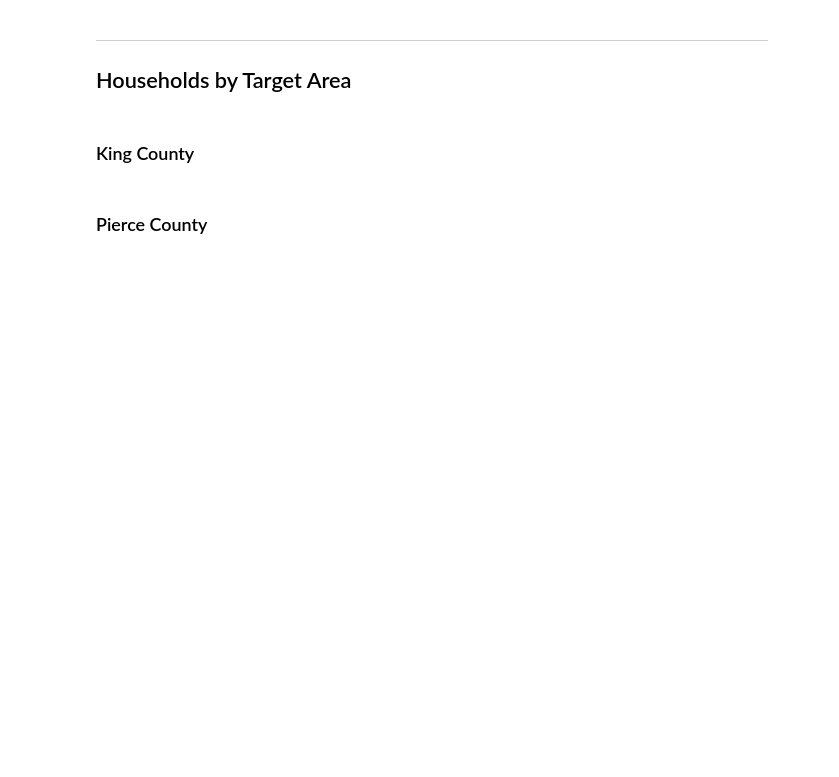
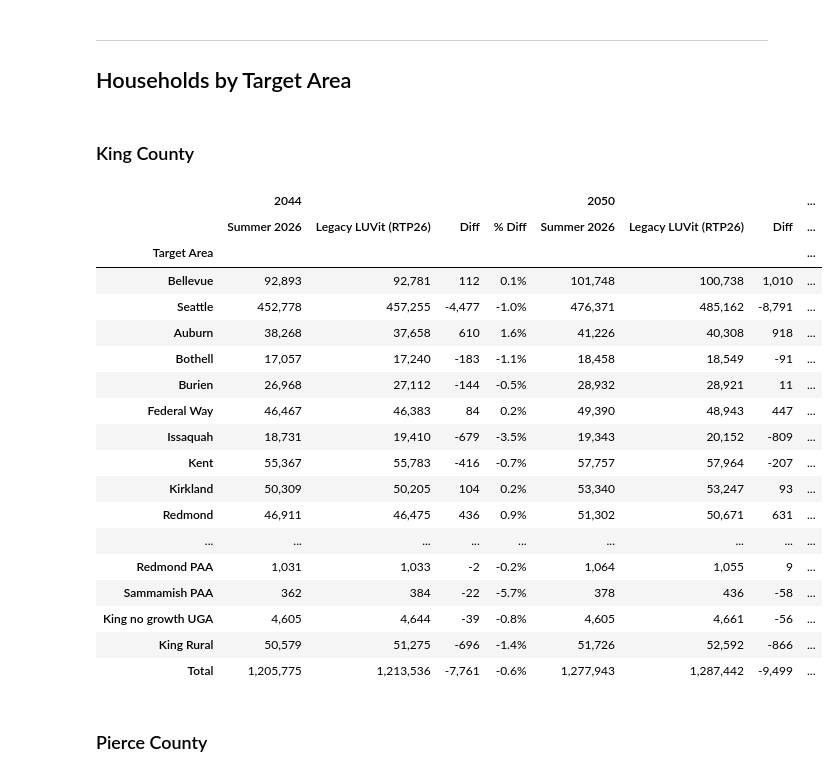
Before and after one commit to psrc/control_totals, a Jupyter notebook: examples/summer_2026/validation.ipynb, the cells around one changed output. Drawn from its saved outputs; the diff is of its cells as text; code cells hidden in the pictures; blank space fills up the shorter version.

Commit message:
snap to 2044 totals as well

```diff
--- a/examples/summer_2026/validation.ipynb
+++ b/examples/summer_2026/validation.ipynb
@@ -33,8 +33,32 @@ _LEGACY_WORKBOOK = (
 # ── Load Summer 2026 from pipeline.h5 ──────────────────────────────────────
 _pipeline = Pipeline(settings_path=str(_SUMMER_2026_CONFIGS))
 
-s26_hh  = _pipeline.get_table("rebased_control_totals_hh")
-s26_emp = _pipeline.get_table("rebased_control_totals_emp")
+# annual_household/employment_control_totals are long-format, keyed by subreg_id
+# (the split_ct_to_hct sub-geography, not control_id) with one row per
+# demographic bin per year. Map subreg_id -> control_id via the HCT split's own
+# work table, then aggregate up to a wide control_id x year table.
+_subreg_xwalk = (
+    _pipeline.get_table("split_ct_hh_work")[["subreg_id", "nosplit_geo_id"]]
+    .drop_duplicates()
+    .rename(columns={"nosplit_geo_id": "control_id"})
+    .astype(int)
+)
+
+def _long_to_wide_by_control(df, value_col, subreg_xwalk):
+    """Aggregate a long (subreg_id, year, value_col) table to a wide table with
+    a control_id column and one column per year."""
+    merged = df.merge(subreg_xwalk, on="subreg_id", how="inner")
+    grouped = merged.groupby(["control_id", "year"], as_index=False)[value_col].sum()
+    wide = grouped.pivot(index="control_id", columns="year", values=value_col).reset_index()
+    wide.columns = [str(c) for c in wide.columns]
+    return wide
+
+s26_hh  = _long_to_wide_by_control(
+    _pipeline.get_table("annual_household_control_totals"), "total_number_of_households", _subreg_xwalk
+)
+s26_emp = _long_to_wide_by_control(
+    _pipeline.get_table("annual_employment_control_totals"), "total_number_of_jobs", _subreg_xwalk
+)
 s26_xwalk = (
     _pipeline.get_table("control_target_xwalk")
     [["target_id", "target_name", "control_id", "county_id"]]
@@ -136,8 +194,28 @@ display(comparison_table(s26_emp, s26_xwalk, leg_emp, leg_xwalk, "2050",
 # %% [markdown]
 ### King County
 # %%
-display(target_comparison_table(s26_hh, s26_xwalk, leg_hh, leg_xwalk, "2050", 53033,
+display(target_comparison_table(s26_hh, s26_xwalk, leg_hh, leg_xwalk, _END_YEARS, 53033,
                                 label_a="Summer 2026", label_b="Legacy LUVit (RTP26)"))
+# %% [output]
+|  | 2044 |  |  |  | 2050 |  |  | ... |
+|  | Summer 2026 | Legacy LUVit (RTP26) | Diff | % Diff | Summer 2026 | Legacy LUVit (RTP26) | Diff | ... |
+| Target Area |  |  |  |  |  |  |  | ... |
+| Bellevue | 92,893 | 92,781 | 112 | 0.1% | 101,748 | 100,738 | 1,010 | ... |
+| Seattle | 452,778 | 457,255 | -4,477 | -1.0% | 476,371 | 485,162 | -8,791 | ... |
+| Auburn | 38,268 | 37,658 | 610 | 1.6% | 41,226 | 40,308 | 918 | ... |
+| Bothell | 17,057 | 17,240 | -183 | -1.1% | 18,458 | 18,549 | -91 | ... |
+| Burien | 26,968 | 27,112 | -144 | -0.5% | 28,932 | 28,921 | 11 | ... |
+| Federal Way | 46,467 | 46,383 | 84 | 0.2% | 49,390 | 48,943 | 447 | ... |
+| Issaquah | 18,731 | 19,410 | -679 | -3.5% | 19,343 | 20,152 | -809 | ... |
+| Kent | 55,367 | 55,783 | -416 | -0.7% | 57,757 | 57,964 | -207 | ... |
+| Kirkland | 50,309 | 50,205 | 104 | 0.2% | 53,340 | 53,247 | 93 | ... |
+| Redmond | 46,911 | 46,475 | 436 | 0.9% | 51,302 | 50,671 | 631 | ... |
+| ... | ... | ... | ... | ... | ... | ... | ... | ... |
+| Redmond PAA | 1,031 | 1,033 | -2 | -0.2% | 1,064 | 1,055 | 9 | ... |
+| Sammamish PAA | 362 | 384 | -22 | -5.7% | 378 | 436 | -58 | ... |
+| King no growth UGA | 4,605 | 4,644 | -39 | -0.8% | 4,605 | 4,661 | -56 | ... |
+| King Rural | 50,579 | 51,275 | -696 | -1.4% | 51,726 | 52,592 | -866 | ... |
+| Total | 1,205,775 | 1,213,536 | -7,761 | -0.6% | 1,277,943 | 1,287,442 | -9,499 | ... |
 # %% [markdown]
 ### Pierce County
 # %%
```
Also changed, not shown: parts of 11 cells of this notebook, 2 other files.
